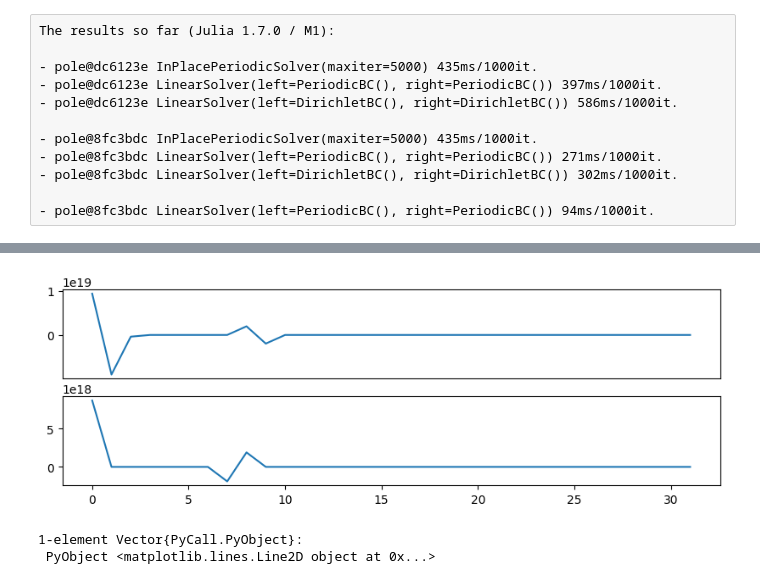
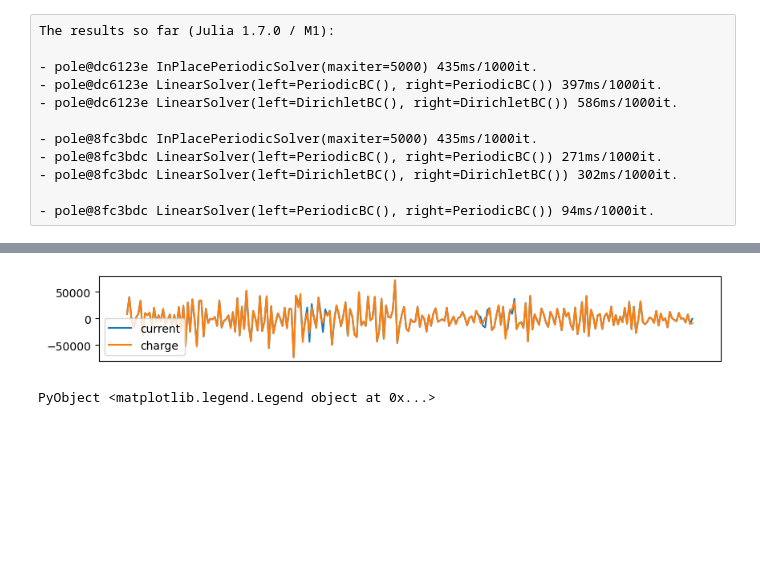
Before and after one commit to bchaber/iskra, a Jupyter notebook: twostreams.ipynb, the cells around one changed output, grey strips where cells are left out. Saved outputs shown, nothing was run; the diff lists cells and outputs as text; code cells hidden in the pictures; blank space fills up the shorter version.

```diff
--- a/twostreams.ipynb
+++ b/twostreams.ipynb
@@ -325,14 +295,13 @@ PyPlot.plot((ρ1 - ρ2)/Δt)
-# %%
-PyPlot.figure(figsize=(10,3))
-PyPlot.subplot(2,1,1)
-PyPlot.plot([5.5e7electronNumRatio * (Jx[i] - Jx[i+1]) / Δh for i in 1:nx])
-PyPlot.xticks([])
-PyPlot.subplot(2,1,2)
-PyPlot.plot([(ρ2[i] - ρ1[i]) / Δt for i in 1:nx])
-# %% [output]
-[figure, removed]
-1-element Vector{PyCall.PyObject}:
- PyObject <matplotlib.lines.Line2D object at 0x...>
+# %%
+PyPlot.figure(figsize=(10,3))
+PyPlot.subplot(2,1,1)
+PyPlot.plot([(Jx[i] - Jx[i+1]) / Δh^2 for i in 5:nx])
+PyPlot.plot([(ρ2[i] - ρ1[i]) / (electronNumRatio * Δt) for i in 5:nx])
+PyPlot.xticks([])
+PyPlot.legend(("current", "charge"))
+# %% [output]
+[figure, added]
+PyObject <matplotlib.legend.Legend object at 0x...>
 # %%
 PyPlot.figure(figsize=(10,3))
 PyPlot.subplot(2,1,1)
```
Also changed, not shown: parts of 19 cells of this notebook, 2 other files.
